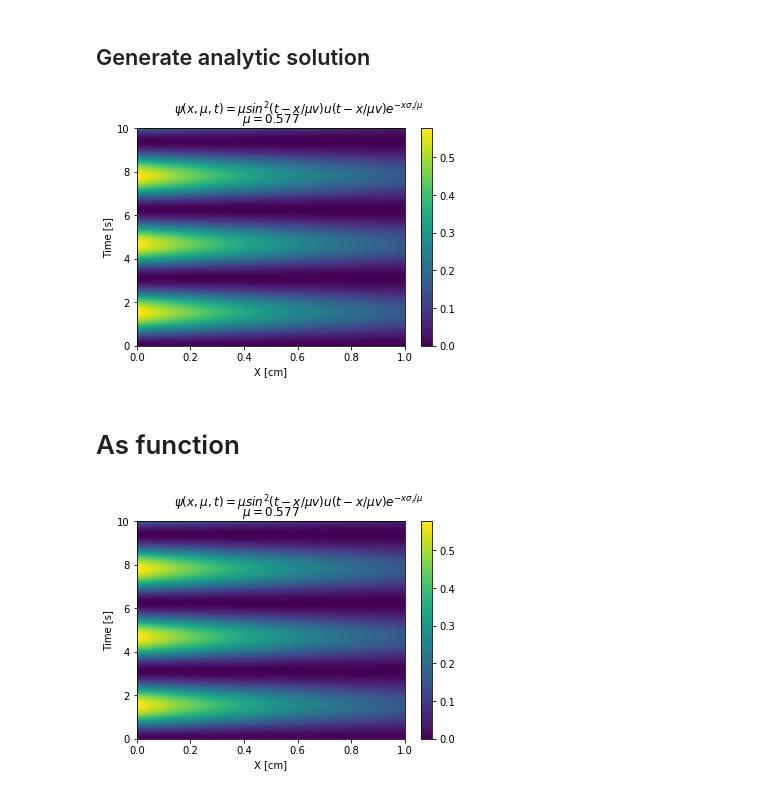
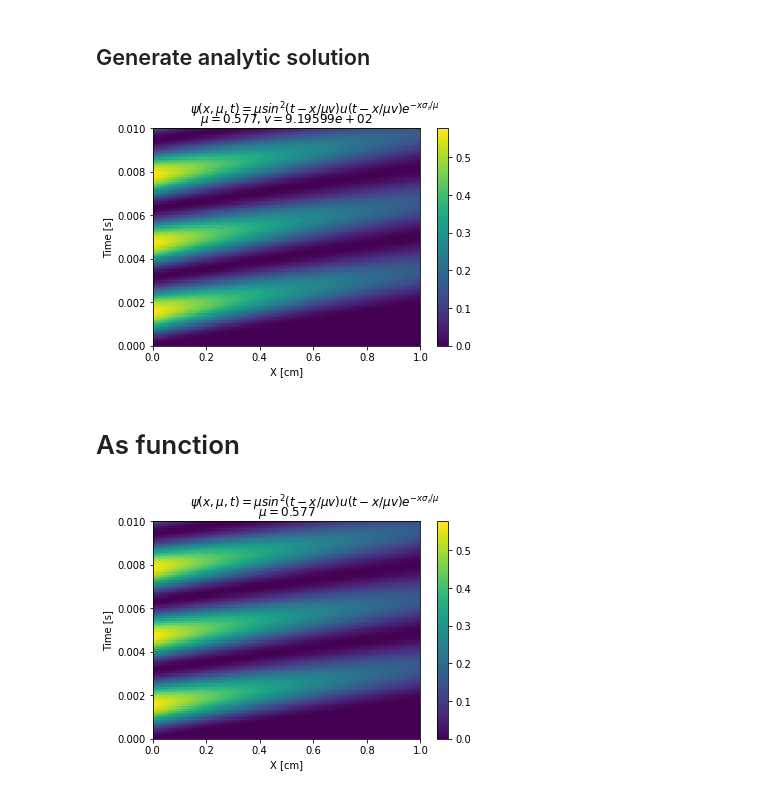
Before and after one commit to drewejohnson/fesnt, a Jupyter notebook: analytic.ipynb, the cells around one changed output. Cells and saved outputs as stored; diff of their text form; code cells hidden in the pictures.

```diff
--- a/analytic.ipynb
+++ b/analytic.ipynb
@@ -9,13 +9,14 @@ from scrapexs import scrape
 # %%
 pureAbsU = scrape('fp_1D_1G_PA_res.m')[12]
 sigt = pureAbsU.xs['tot'][0]
-invv = pureAbsU.xs['invv'][0]
+invv = pureAbsU.xs['invv'][0] * 1E4
 # %% [markdown]
 ## Geometric properties
 # %%
 xlim = 1
 nX = 100
-tlim = 10
-nT = 10000
+tlim = 1E-2
+nT = 100
 xgrid = numpy.linspace(0, xlim, nX)
 tgrid = numpy.linspace(0, tlim, nT)
+tlim / nT, xlim  / nX
@@ -23,7 +26,7 @@ tgrid = numpy.linspace(0, tlim, nT)
 ## Left boundary condition
 # %%
 def gamma1(mu, t):
-    return mu * (numpy.sin(t) ** 2)
+    return mu * (numpy.sin( 1E3*t) ** 2)
 # %% [markdown]
 ## Generate analytic solution
 # %%
@@ -44,16 +47,16 @@ soln[unit1] = (
 # %%
 pyplot.pcolormesh(xMesh, tMesh, soln)
 pyplot.colorbar()
 pyplot.xlabel('X [cm]')
 pyplot.ylabel('Time [s]')
 title = (
     r'$\psi(x, \mu, t) = \mu sin^2(t-x/\mu v)u(t-x/\mu v)e^{-x\sigma_t/\mu}$'
 )
-muTitle = r'$\mu={}$'.format(mu)
+muTitle = r'$\mu={}, v={:7.5e}$'.format(mu, 1/invv)
 pyplot.title(muTitle);
 pyplot.suptitle(title);
 # %% [output]
-[figure, old version]
+[figure, new version]
 # %% [markdown]
 # As function
 # %%
@@ -84,4 +87,4 @@ muTitle = r'$\mu={}$'.format(mu)
 pyplot.title(muTitle);
 pyplot.suptitle(title);
 # %% [output]
-[figure, old version]
+[figure, new version]
```
Also changed, not shown: parts of 1 cell of this notebook, 6 other files.
